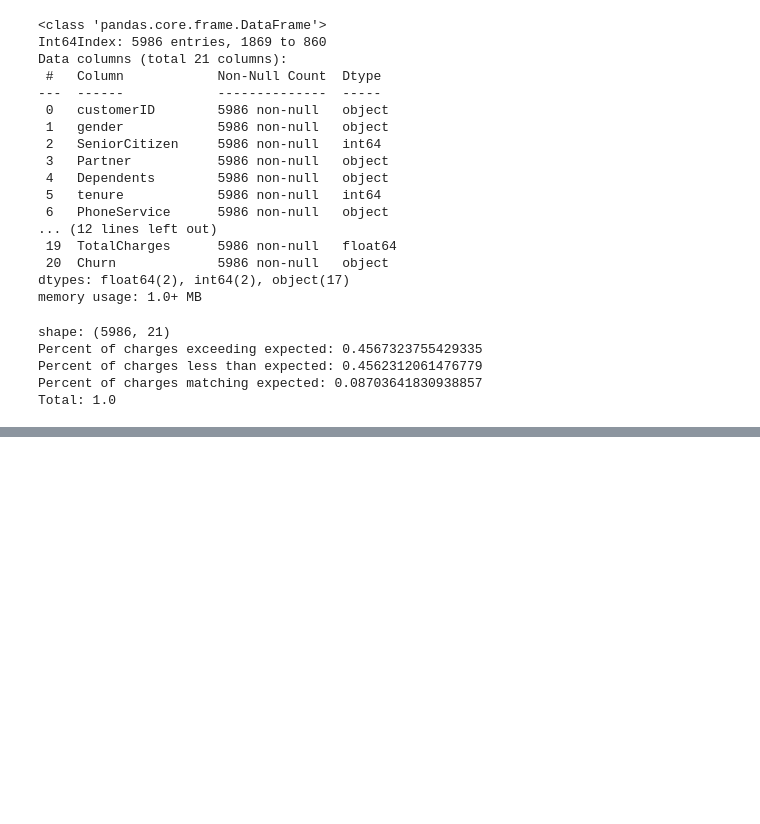
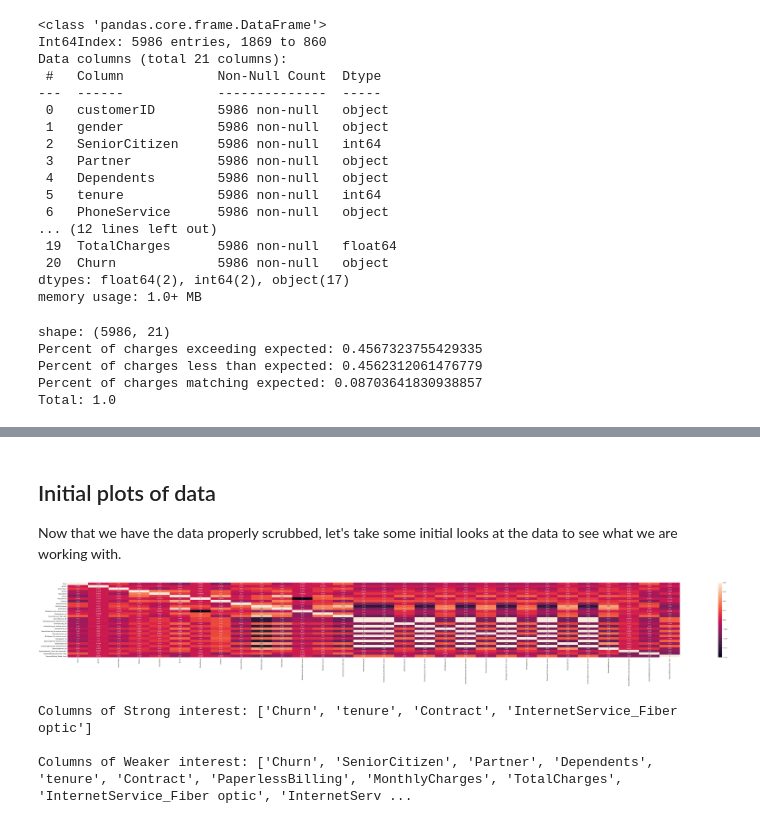
Before and after one commit to Sparafucil3/churn_project, a Jupyter notebook: churn_project.ipynb, the cells around one changed output, grey strips where cells are left out. Cells and saved outputs as stored; diff of their text form; code cells hidden in the pictures; blank space fills up the shorter version.

Commit message:
Updating churn_project.ipynb with work done on 3/15

```diff
--- a/churn_project.ipynb
+++ b/churn_project.ipynb
@@ -92,25 +98,0 @@ In an ideal world, I would look to change all of this code to some function, pre
-# %%
-# Changing gender to zeroes and ones
-df.gender[df.gender=="Male"]=1
-df.gender[df.gender=="Female"]=0
-df.gender=pd.to_numeric(df.gender,errors='coerce')
-
-# Changing SeniorCitizen to zeroes and ones
-df.SeniorCitizen[df.SeniorCitizen=='Yes']=1
-df.SeniorCitizen[df.SeniorCitizen=='No']=0
-df.SeniorCitizen=pd.to_numeric(df.SeniorCitizen,errors='coerce')
-
-#Changing Partner to zeroes and ones
-df.Partner[df.Partner=='Yes']=1
-df.Partner[df.Partner=='No']=0
-df.Partner=pd.to_numeric(df.Partner,errors='coerce')
-
-#Changing Dependents to zeroes and ones
-df.Dependents[df.Dependents=='Yes']=1
-df.Dependents[df.Dependents=='No']=0
-df.Dependents=pd.to_numeric(df.Dependents,errors='coerce')
-
-
-# Dropping customerID and all transformed columns no longer needed
-# df.drop(columns=['customerID'], axis=1, inplace=True)
-df.info()
@@ -134,0 +245,20 @@ memory usage: 1.0+ MB
+# %% [markdown]
+<h2>Initial plots of data</h2>
+Now that we have the data properly scrubbed, let's take some initial looks at the data to see what we are working with.
+# %%
+#correlate the dataframe pairwise to see which columns might be useful
+corr=df.corr()
+
+#plot the correlation to visualize the column pairings
+plt.figure(figsize=(100,10))
+sns.heatmap(corr, annot=True)
+plt.show()
+
+#Asolute values > .1 will be considered in our
+print(f"Columns of Strong interest: {corr[abs(corr['Churn']) > .3].index.tolist()} \n")
+print(f"Columns of Weaker interest: {corr[abs(corr['Churn']) > .1].index.tolist()} \n")
+# %% [output]
+[figure, added]
+Columns of Strong interest: ['Churn', 'tenure', 'Contract', 'InternetService_Fiber optic']
+
+Columns of Weaker interest: ['Churn', 'SeniorCitizen', 'Partner', 'Dependents', 'tenure', 'Contract', 'PaperlessBilling', 'MonthlyCharges', 'TotalCharges', 'InternetService_Fiber optic', 'InternetServ ...
```
Also changed, not shown: parts of 18 cells of this notebook.
